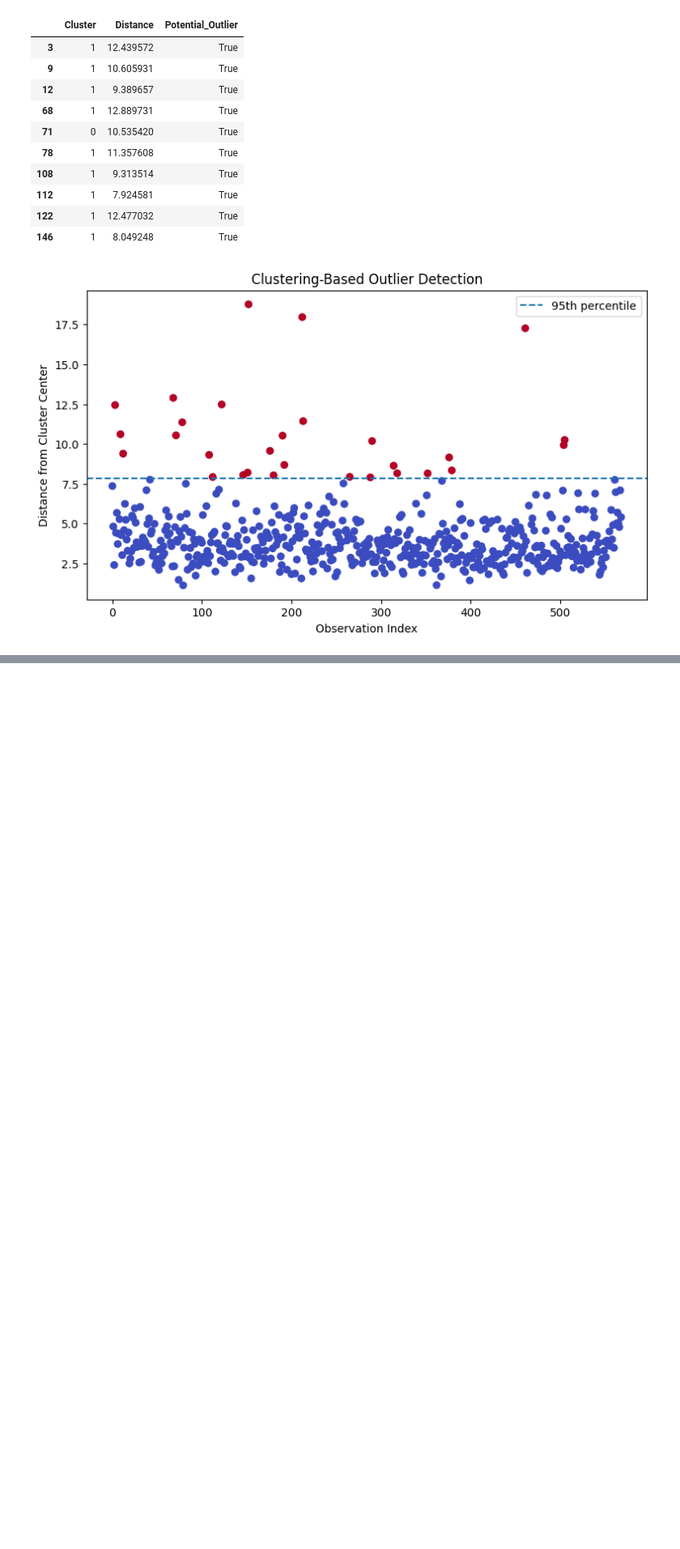
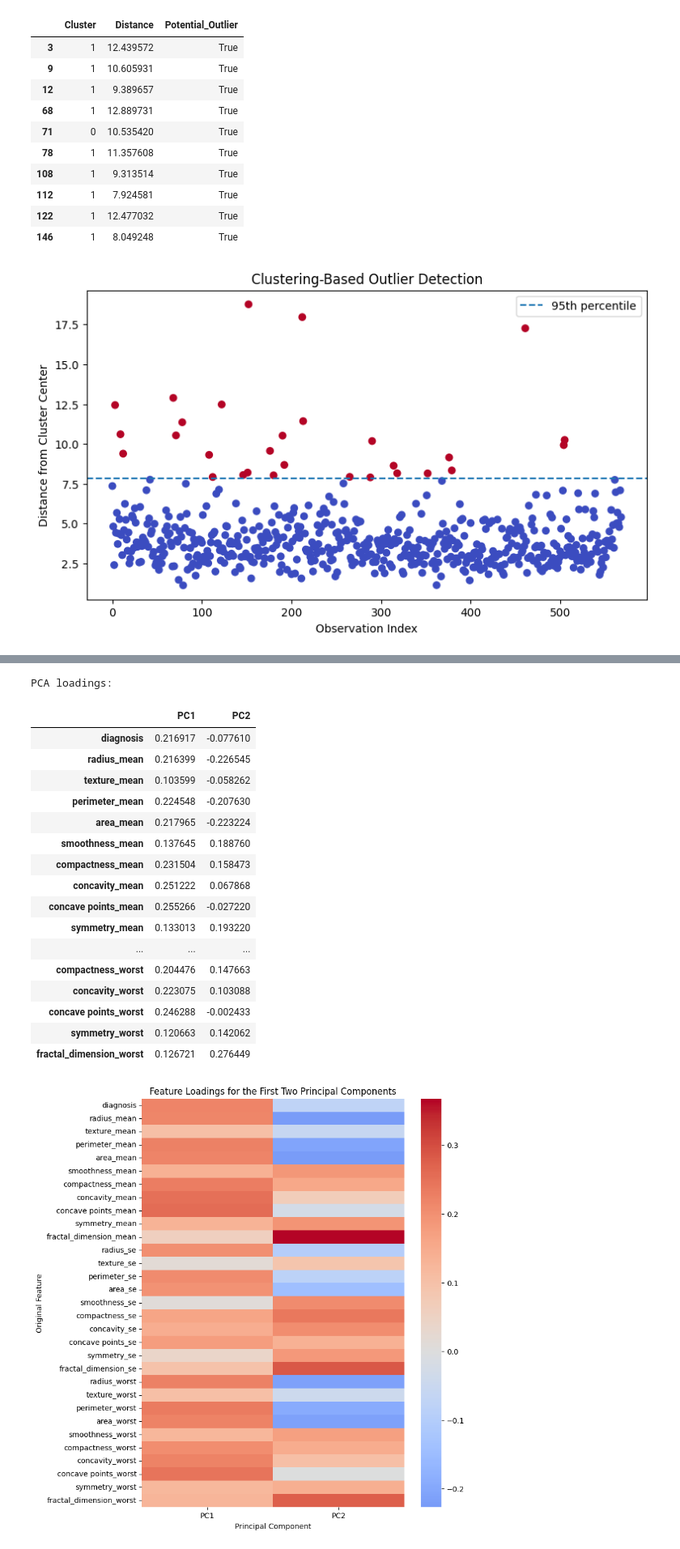
Before and after one commit to sanchi1004/EDA-Course-Project, a Jupyter notebook: Phase1_EDA.ipynb, the cells around one changed output, grey strips where cells are left out. Shown at 81% size. Saved outputs shown, nothing was run; the diff lists cells and outputs as text; code cells hidden in the pictures; blank space fills up the shorter version.

```diff
--- a/Phase1_EDA.ipynb
+++ b/Phase1_EDA.ipynb
@@ -1075,0 +1196,38 @@ Potential outliers: 29
+# %%
+loadings = pd.DataFrame(
+    pca.components_.T,
+    index=pca_df.columns,
+    columns=[
+        f"PC{i+1}" for i in range(len(pca.components_))
+    ]
+)
+
+print("PCA loadings:")
+display(loadings.iloc[:, :2])
+
+plt.figure(figsize=(8, 10))
+sns.heatmap(loadings.iloc[:, :2], cmap="coolwarm", center=0)
+plt.title("Feature Loadings for the First Two Principal Components")
+plt.xlabel("Principal Component")
+plt.ylabel("Original Feature")
+plt.show()
+# %% [output]
+PCA loadings:
+|  | PC1 | PC2 |
+| diagnosis | 0.216917 | -0.077610 |
+| radius_mean | 0.216399 | -0.226545 |
+| texture_mean | 0.103599 | -0.058262 |
+| perimeter_mean | 0.224548 | -0.207630 |
+| area_mean | 0.217965 | -0.223224 |
+| smoothness_mean | 0.137645 | 0.188760 |
+| compactness_mean | 0.231504 | 0.158473 |
+| concavity_mean | 0.251222 | 0.067868 |
+| concave points_mean | 0.255266 | -0.027220 |
+| symmetry_mean | 0.133013 | 0.193220 |
+| ... | ... | ... |
+| compactness_worst | 0.204476 | 0.147663 |
+| concavity_worst | 0.223075 | 0.103088 |
+| concave points_worst | 0.246288 | -0.002433 |
+| symmetry_worst | 0.120663 | 0.142062 |
+| fractal_dimension_worst | 0.126721 | 0.276449 |
+[figure, added]
```
Also changed, not shown: parts of 8 cells of this notebook.
